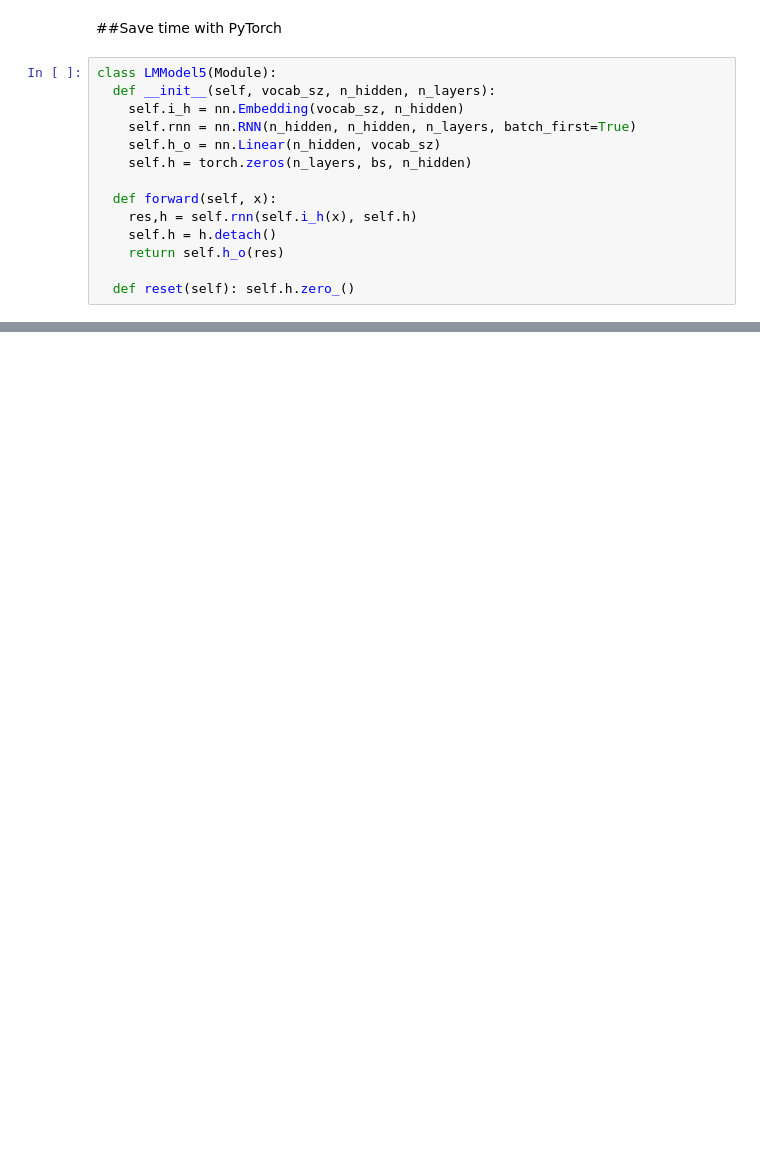
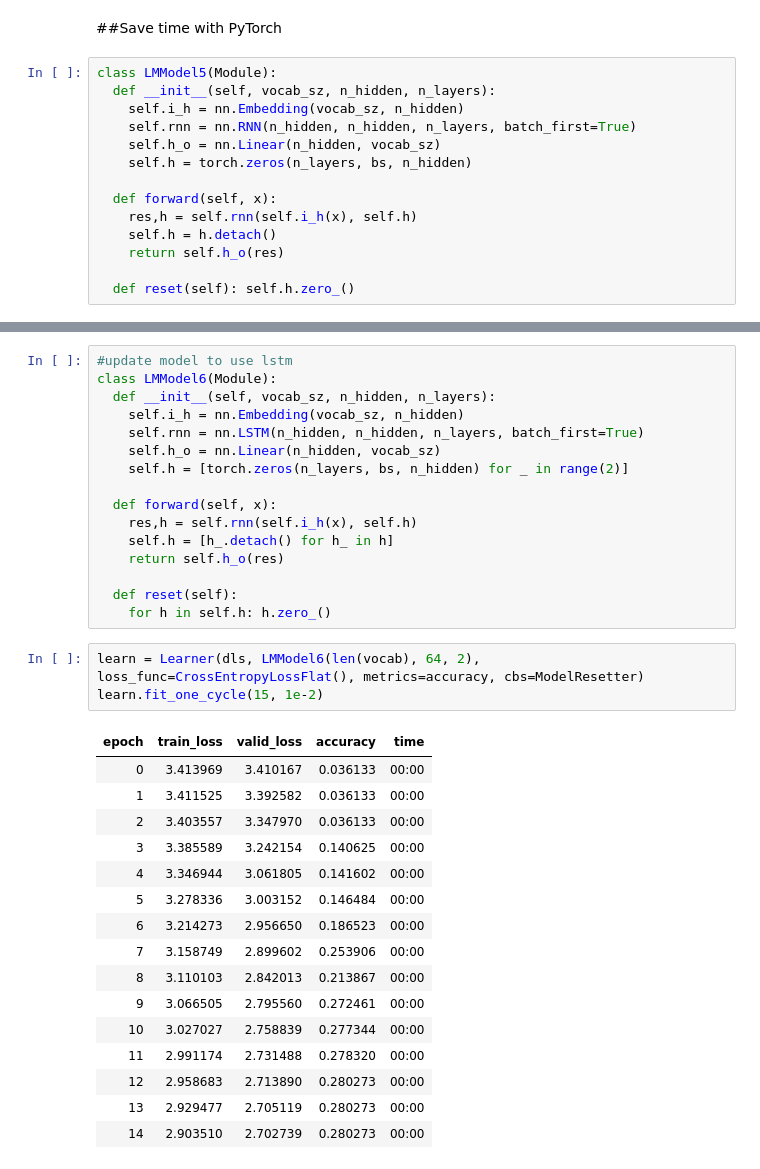
Before and after one commit to steimel60/ML, a Jupyter notebook: DeepLearning/LanguageModel.ipynb, the cells around one changed output, grey strips where cells are left out. Cells and saved outputs as stored; diff of their text form; blank space fills up the shorter version.

Commit message:
LSTM

```diff
--- a/DeepLearning/LanguageModel.ipynb
+++ b/DeepLearning/LanguageModel.ipynb
@@ -281,0 +320,36 @@ learn.fit_one_cycle(15, 3e-3)
+# %%
+#update model to use lstm
+class LMModel6(Module):
+  def __init__(self, vocab_sz, n_hidden, n_layers):
+    self.i_h = nn.Embedding(vocab_sz, n_hidden)
+    self.rnn = nn.LSTM(n_hidden, n_hidden, n_layers, batch_first=True)
+    self.h_o = nn.Linear(n_hidden, vocab_sz)
+    self.h = [torch.zeros(n_layers, bs, n_hidden) for _ in range(2)]
+
+  def forward(self, x):
+    res,h = self.rnn(self.i_h(x), self.h)
+    self.h = [h_.detach() for h_ in h]
+    return self.h_o(res)
+
+  def reset(self):
+    for h in self.h: h.zero_()
+# %%
+learn = Learner(dls, LMModel6(len(vocab), 64, 2), loss_func=CrossEntropyLossFlat(), metrics=accuracy, cbs=ModelResetter)
+learn.fit_one_cycle(15, 1e-2)
+# %% [output]
+| epoch | train_loss | valid_loss | accuracy | time |
+| 0 | 3.413969 | 3.410167 | 0.036133 | 00:00 |
+| 1 | 3.411525 | 3.392582 | 0.036133 | 00:00 |
+| 2 | 3.403557 | 3.347970 | 0.036133 | 00:00 |
+| 3 | 3.385589 | 3.242154 | 0.140625 | 00:00 |
+| 4 | 3.346944 | 3.061805 | 0.141602 | 00:00 |
+| 5 | 3.278336 | 3.003152 | 0.146484 | 00:00 |
+| 6 | 3.214273 | 2.956650 | 0.186523 | 00:00 |
+| 7 | 3.158749 | 2.899602 | 0.253906 | 00:00 |
+| 8 | 3.110103 | 2.842013 | 0.213867 | 00:00 |
+| 9 | 3.066505 | 2.795560 | 0.272461 | 00:00 |
+| 10 | 3.027027 | 2.758839 | 0.277344 | 00:00 |
+| 11 | 2.991174 | 2.731488 | 0.278320 | 00:00 |
+| 12 | 2.958683 | 2.713890 | 0.280273 | 00:00 |
+| 13 | 2.929477 | 2.705119 | 0.280273 | 00:00 |
+| 14 | 2.903510 | 2.702739 | 0.280273 | 00:00 |
```
Also changed, not shown: parts of 10 cells of this notebook.
